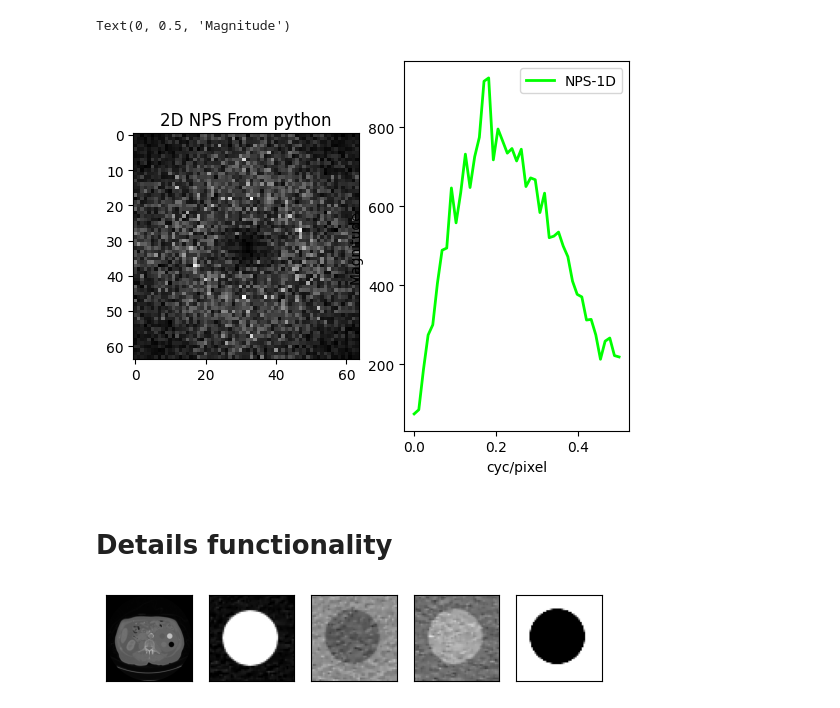
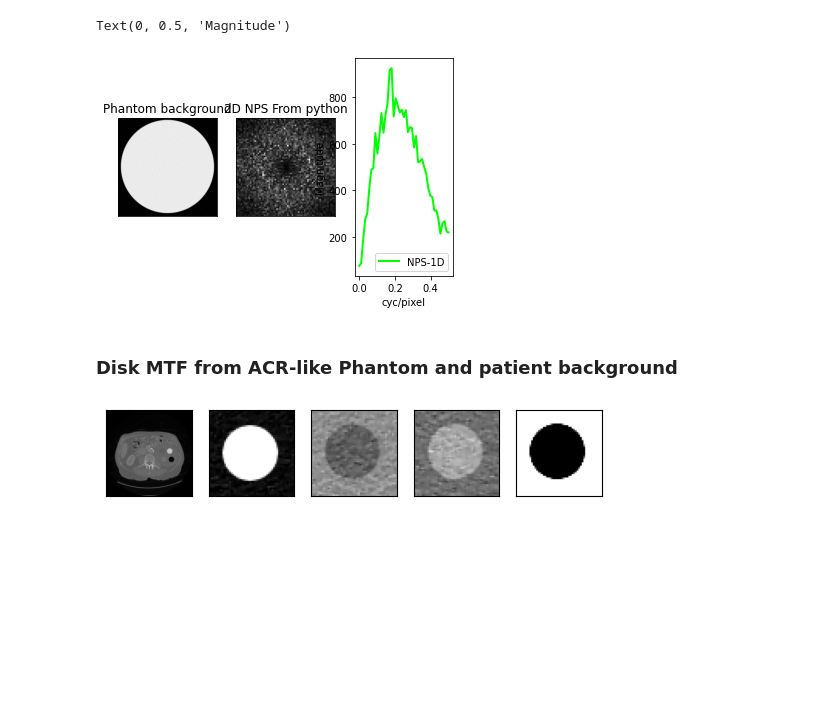
Before and after one commit to mdselim-fda/IQMetrics, a Jupyter notebook: test.ipynb, the cells around one changed output. Cells and saved outputs as stored; diff of their text form; code cells hidden in the pictures; blank space fills up the shorter version.

```diff
--- a/test.ipynb
+++ b/test.ipynb
@@ -78,12 +36,28 @@ file_path = './data/patient/I0_0800000__plain_isim_*_noisy.raw'
 
 nps_calculator = NPSAnalyzer(file_path, nx=512, roi_size=80, roi_xy=(220, 320))
 
+
+# Open file and read
+try:
+    with open('./data/patient/I0_0800000__plain_isim_001_noisy.raw', 'rb') as f:
+        img = np.fromfile(f, dtype=np.int16).reshape((512, 512)).T
+except FileNotFoundError:
+    print(f"Cannot open file: {file_path}")
+
+plt.subplot(1,3,1)
+plt.imshow(img, cmap='gray')
+plt.xticks([])
+plt.yticks([])
+plt.title('Patient background')
+
 # Plot 2D NPS and 1D radial profile
-plt.subplot(1,2,1)
+plt.subplot(1,3,2)
 plt.imshow(nps_calculator.get_2d_nps(), cmap='gray')
-plt.title('2D NPS From python')
+plt.xticks([])
+plt.yticks([])
+plt.title('2D NPS')
 
-plt.subplot(1,2,2)
+plt.subplot(1,3,3)
 fr, mc = nps_calculator.get_1d_nps()
 plt.plot(fr, mc, label='NPS-1D', linewidth=2, color= "#00FF00")
 plt.legend()
@@ -95,27 +69,42 @@ Text(0, 0.5, 'Magnitude')
 # %%
 
 from npsengine import NPSAnalyzer
 
 file_path = './data/*uni.raw'
 
 nps_calculator = NPSAnalyzer(file_path)
 
+# Open file and read
+try:
+    with open('./data/I0_0072000_001noisy_uni.raw', 'rb') as f:
+        img = np.fromfile(f, dtype=np.int16).reshape((320, 320)).T
+except FileNotFoundError:
+    print(f"Cannot open file: {file_path}")
+
+plt.subplot(1,3,1)
+plt.imshow(img, cmap='gray')
+plt.xticks([])
+plt.yticks([])
+plt.title('Phantom background')
+
 # Plot 2D NPS and 1D radial profile
-plt.subplot(1,2,1)
+plt.subplot(1,3,2)
 plt.imshow(nps_calculator.get_2d_nps(), cmap='gray')
+plt.xticks([])
+plt.yticks([])
 plt.title('2D NPS From python')
 
-plt.subplot(1,2,2)
+plt.subplot(1,3,3)
 fr, mc = nps_calculator.get_1d_nps()
 plt.plot(fr, mc, label='NPS-1D', linewidth=2, color= "#00FF00")
 plt.legend()
 plt.xlabel('cyc/pixel')
 plt.ylabel('Magnitude')
 # %% [output]
 Text(0, 0.5, 'Magnitude')
-[figure, old version]
+[figure, new version]
-# %% [markdown]
-# Details functionality
+# %% [markdown]
+### Disk MTF from ACR-like Phantom and  patient background
 # %%
 file_path = './data/patient/I0_0800000__disk_r12_disk_fbp.raw'
 roi_pos = np.array([[219, 355], [220, 310], [270, 320], [270, 365]])  # Disk center coordinates
```
Also changed, not shown: parts of 19 cells of this notebook, 1 other file.
